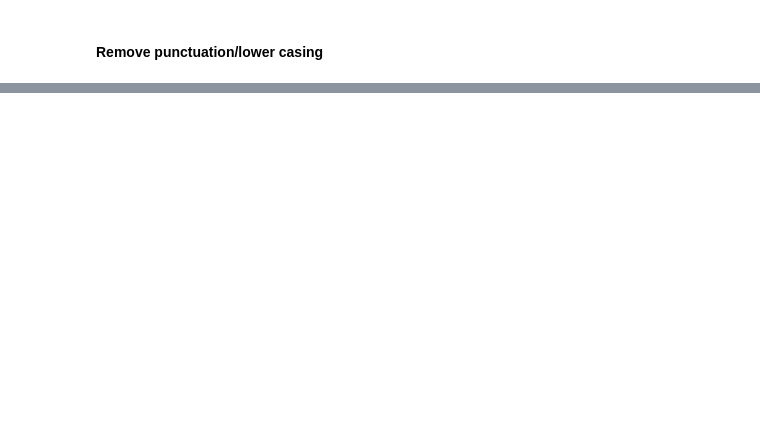
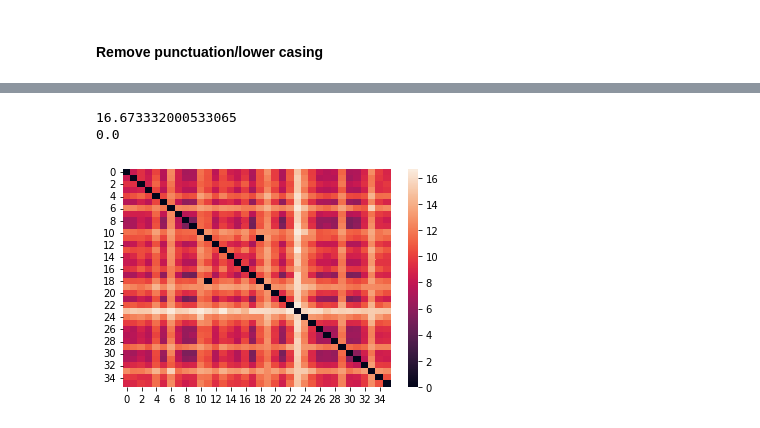
Before and after one commit to faketechlabsberlin/wt21-duaw, a Jupyter notebook: duaw-ds/DUAW- Building of a recommendation system.ipynb, the cells around one changed output, grey strips where cells are left out. Drawn from its saved outputs; the diff is of its cells as text; code cells hidden in the pictures; blank space fills up the shorter version.

```diff
--- a/duaw-ds/DUAW- Building of a recommendation system.ipynb
+++ b/duaw-ds/DUAW- Building of a recommendation system.ipynb
@@ -211,8 +227,6 @@ Deprecated in NumPy 1.20; for more details and guidance: https://numpy.org/devdo
 # %%
 import numpy as np
 a= np.zeros( (len(features), len(features)) )
-
-a[3][4] = 7
-print(a)
+b= np.zeros( (len(features), len(features)) )
 len(features)
 # %% [output]
@@ -237,0 +234,12 @@ print(a)
+# %%
+x=-1
+y=-1
+for each in features:
+    x=x+1
+    for f in features:
+        y=y+1
+        value =  euclidean_distances(each, f) # distance between documents
+        a[y][x]=value
+    y=-1
+#print(a)
+a_df = pd.DataFrame(a)
@@ -237,0 +353,12 @@ print(a)
+# %%
+column_maxes = b_df.max()
+b_df_max = column_maxes.max()
+column_min = b_df.min() # min = 0.0 for own element
+a_df_min = column_min.min()
+a_df_normalized = 1-(a_df / a_df_max)
+print(a_df_max)
+print(a_df_min)
+#a_df_normalized
+# %% [output]
+16.673332000533065
+0.0
@@ -237,0 +368,4 @@ print(a)
+# %%
+ax = sns.heatmap(a_df)
+# %% [output]
+[figure, added]
```
Also changed, not shown: parts of 50 cells of this notebook.
